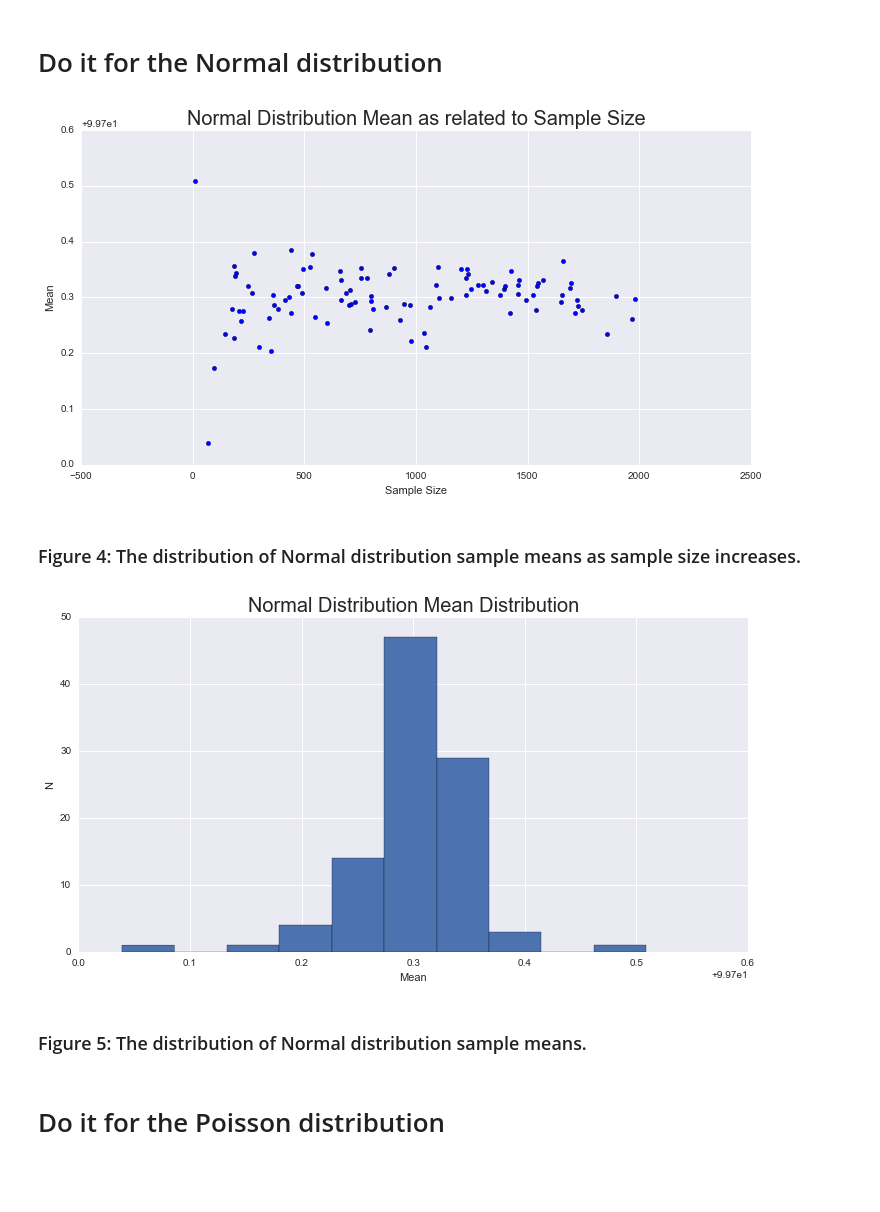
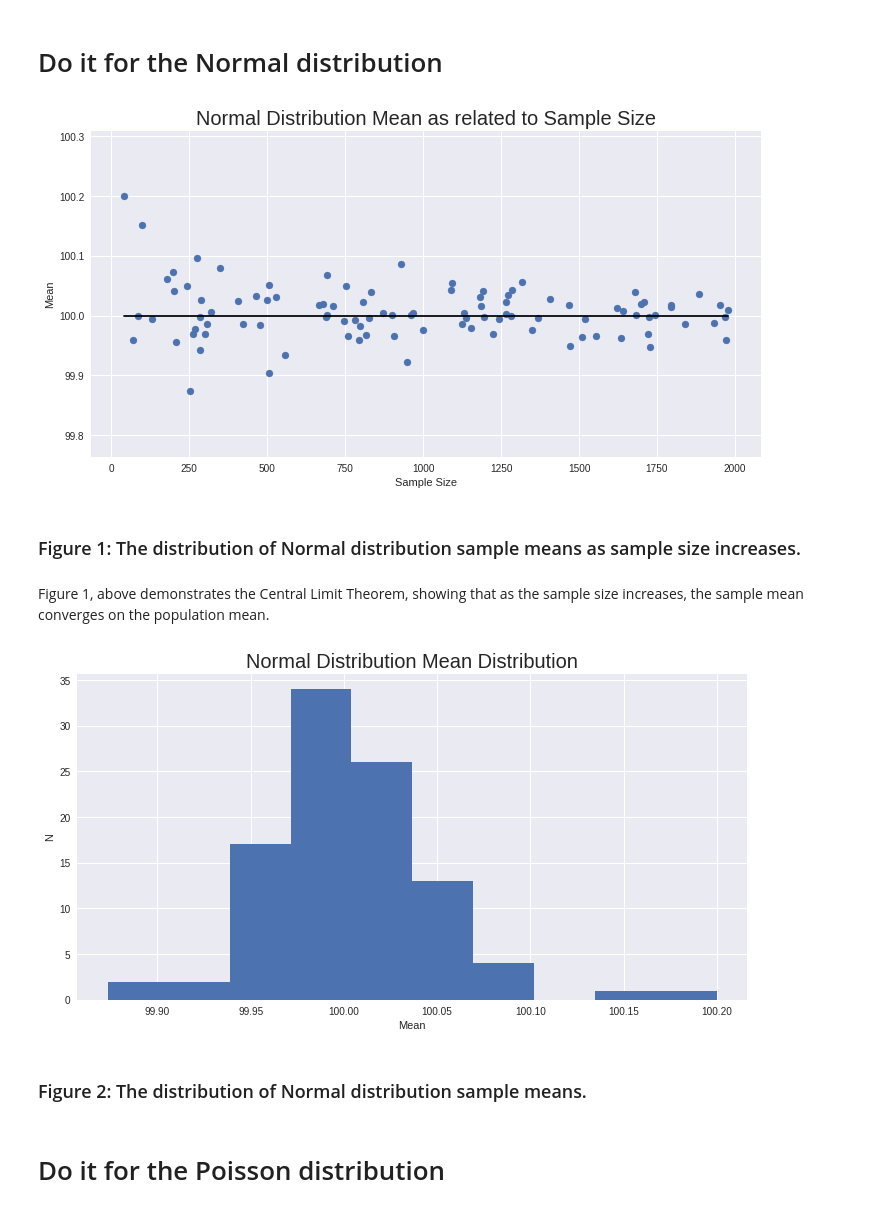
Before and after one commit to beasteers/PUI2017_bs3639, a Jupyter notebook: HW3_bs3639/Assignment1.ipynb, the cells around one changed output. Saved outputs shown, nothing was run; the diff lists cells and outputs as text; code cells hidden in the pictures; blank space fills up the shorter version.

```diff
--- a/HW3_bs3639/Assignment1.ipynb
+++ b/HW3_bs3639/Assignment1.ipynb
@@ -154,0 +28,16 @@ pl.ylabel('N', fontsize = 18);
+# %%
+# don't forget to set the seed!
+np.random.seed(123456)
+
+# sample size bounds
+lower = 10
+upper = 2000
+n_sample_sets = 100
+mymean = 100
+
+# container for all our distributions
+distributions = {}
+
+def mean_line():
+    '''Helper function to plot the mean as a line'''
+    plt.plot([min(sample_sizes), max(sample_sizes)], [mymean]*2, 'k')
@@ -160,30 +49,33 @@ sample_sizes = np.random.uniform(lower, upper, size=n_sample_sets).astype(int)
 # %%
 # Calculate sample means
-means = [
+distributions['normal'] = [
     np.random.normal(mymean, scale=1, size=N).mean()
     for N in sample_sizes
 ]
 # For the record, I find this more easily readable than mixing your data in dicts :)
 # %%
 # Plot as a function of sample size
-plt.scatter(sample_sizes, means)
+mean_line()
+plt.scatter(sample_sizes, distributions['normal'])
 plt.title('Normal Distribution Mean as related to Sample Size')
 plt.xlabel('Sample Size')
 plt.ylabel('Mean');
 # %% [output]
-[figure, old version]
+[figure, new version]
 # %% [markdown]
-### Figure 4: The distribution of Normal distribution sample means as sample size increases.
+### Figure 1: The distribution of Normal distribution sample means as sample size increases.
+# %% [markdown]
+Figure 1, above demonstrates the Central Limit Theorem, showing that as the sample size increases, the sample mean converges on the population mean.
 # %%
 # Plot a histogram of sample means
-plt.hist(means)
+plt.hist(distributions['normal'])
 plt.title('Normal Distribution Mean Distribution')
 plt.xlabel('Mean')
 plt.ylabel('N');
 # %% [output]
-[figure, old version]
+[figure, new version]
 # %% [markdown]
-### Figure 5: The distribution of Normal distribution sample means.
+### Figure 2: The distribution of Normal distribution sample means.
 # %% [markdown]
 # Do it for the Poisson distribution
 # %%
```
Also changed, not shown: parts of 57 cells of this notebook, 1 other file.
